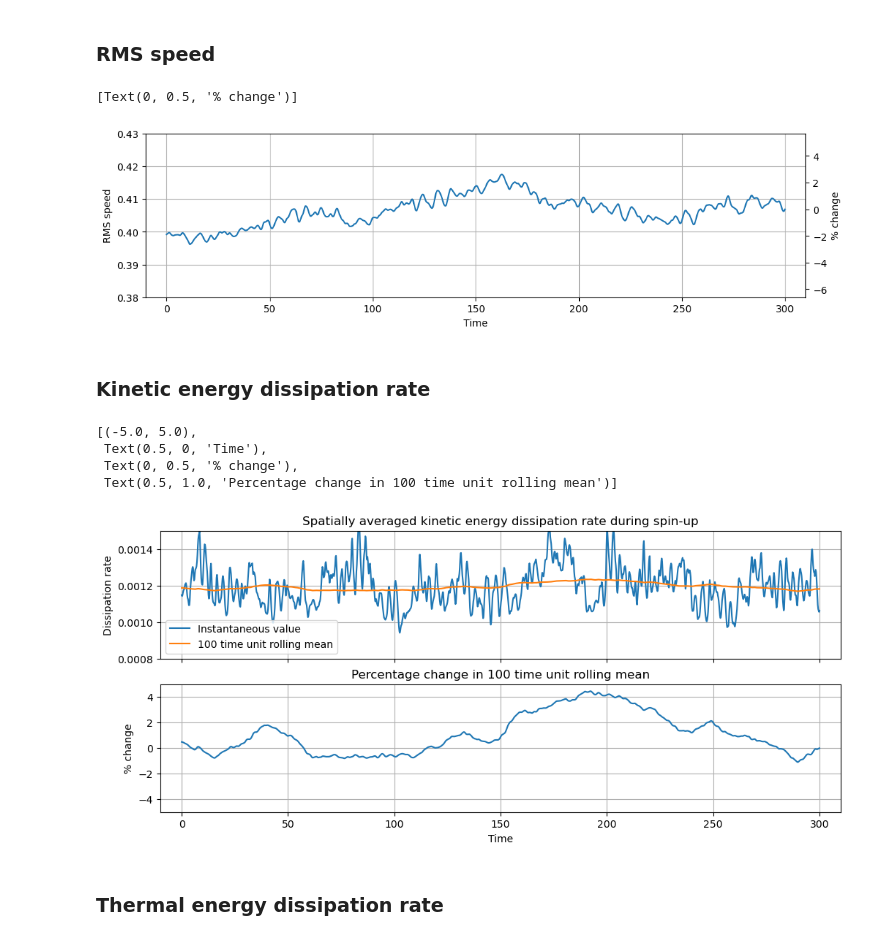
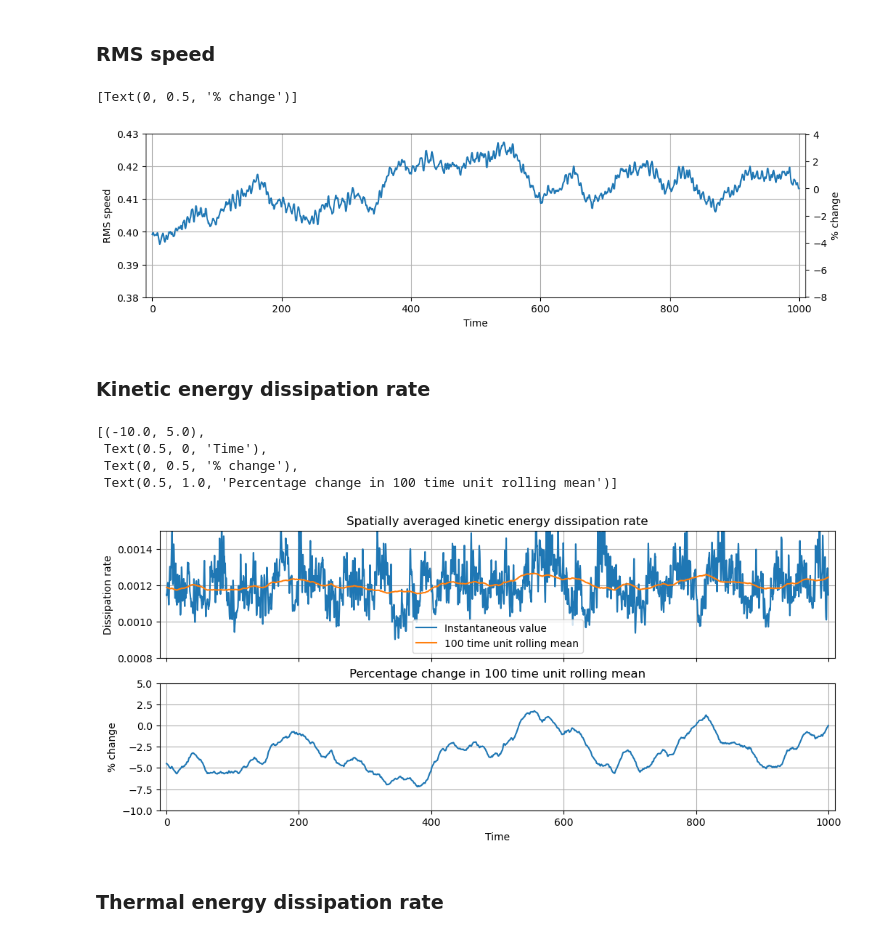
Before and after one commit to tschanzer/honours-project, a Jupyter notebook: notebooks/control.ipynb, the cells around one changed output. Saved outputs shown, nothing was run; the diff lists cells and outputs as text; code cells hidden in the pictures.

Commit message:
Update control run analysis

```diff
--- a/notebooks/control.ipynb
+++ b/notebooks/control.ipynb
@@ -31,7 +31,7 @@ client
 - $\mathrm{Pr} = 1$
 - Hyperdiffusivity $\nu^* = 10^{-3}$
 # %%
-data = xr.open_mfdataset('../data/control/1024_192/*.nc')
+data = xr.open_mfdataset('../data/control/1024_192/*_s*.nc')
 rayleigh = 1e9
 prandtl = 1
 # %% [markdown]
@@ -74,7 +74,7 @@ rms_speed = stats.rms_speed(data).compute()
 fig, ax = plt.subplots(figsize=(12, 3))
 ax.plot(rms_speed.t, rms_speed)
 ax.grid()
-ax.set(ylim=(0.38, 0.43), xlim=(-10, 310), ylabel='RMS speed', xlabel='Time')
+ax.set(ylim=(0.38, 0.43), xlim=(-10, 1010), ylabel='RMS speed', xlabel='Time')
 
 ref = rms_speed.isel(t=-1).item()
 sec_ax = ax.secondary_yaxis(
@@ -84,7 +84,7 @@ sec_ax = ax.secondary_yaxis(
 sec_ax.set(ylabel=r'% change')
 # %% [output]
 [Text(0, 0.5, '% change')]
-[figure, old version]
+[figure, new version]
 # %% [markdown]
 ### Kinetic energy dissipation rate
 # %%
@@ -92,31 +92,31 @@ eps_k = stats.kinetic_dissipation(data, rayleigh, prandtl).compute()
 # %%
 fig, axes = plt.subplots(2, 1, figsize=(12, 5), sharex=True)
 
 interval = (data.t[1] - data.t[0]).item()
 window = round(100/interval) + 1
 mean = eps_k.rolling(t=window, center=True, min_periods=window//2).mean()
 
 axes[0].plot(eps_k.t, eps_k, label='Instantaneous value')
 axes[0].plot(mean.t, mean, label='100 time unit rolling mean')
 axes[0].grid()
 axes[0].legend()
 axes[0].set(
-    ylim=(0.8e-3, 1.5e-3), xlim=(-10, 310), ylabel='Dissipation rate',
-    title='Spatially averaged kinetic energy dissipation rate during spin-up'
+    ylim=(0.8e-3, 1.5e-3), xlim=(-10, 1010), ylabel='Dissipation rate',
+    title='Spatially averaged kinetic energy dissipation rate'
 )
 
 axes[1].plot(mean.t, (mean/mean[~mean.isnull()].isel(t=-1) - 1)*1e2)
 axes[1].grid()
 axes[1].set(
-    ylim=(-5, 5), xlabel='Time', ylabel=r'% change',
+    ylim=(-10, 5), xlabel='Time', ylabel=r'% change',
     title='Percentage change in 100 time unit rolling mean'
 )
 # %% [output]
-[(-5.0, 5.0),
+[(-10.0, 5.0),
  Text(0.5, 0, 'Time'),
  Text(0, 0.5, '% change'),
  Text(0.5, 1.0, 'Percentage change in 100 time unit rolling mean')]
-[figure, old version]
+[figure, new version]
 # %% [markdown]
 ### Thermal energy dissipation rate
 # %%
```
Also changed, not shown: parts of 5 cells of this notebook.
